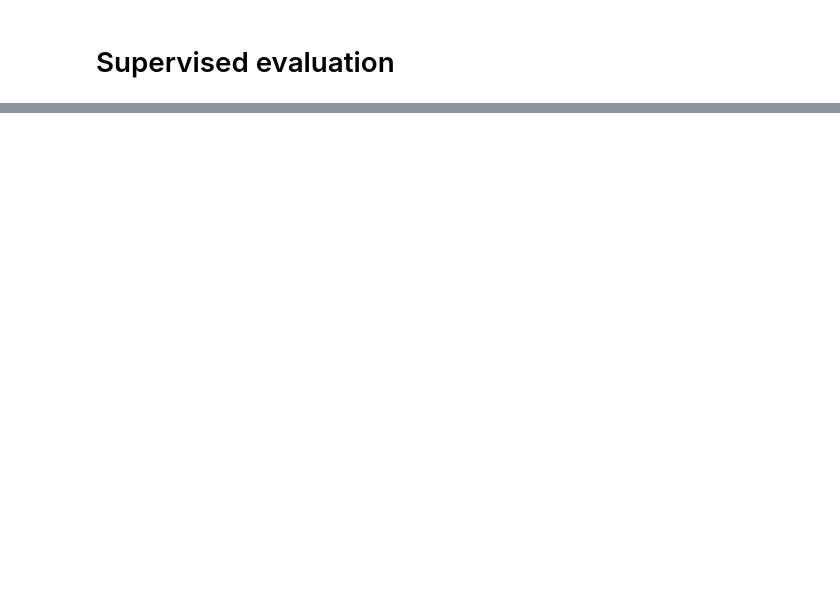
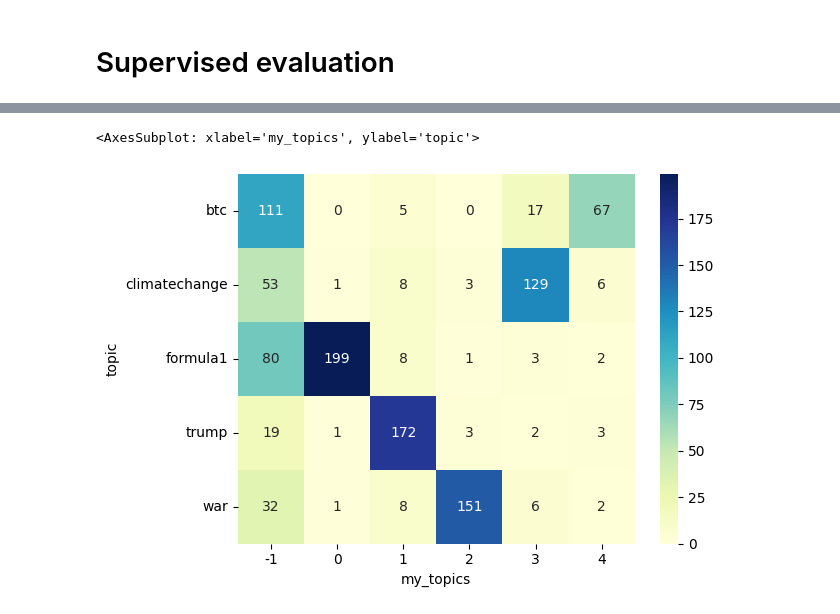
Before and after one commit to alessiogandelli/BERTopic_evaluation, a Jupyter notebook: src/notebooks/Supervised.ipynb, the cells around one changed output, grey strips where cells are left out. Cells and saved outputs as stored; diff of their text form; code cells hidden in the pictures; blank space fills up the shorter version.

```diff
--- a/src/notebooks/Supervised.ipynb
+++ b/src/notebooks/Supervised.ipynb
@@ -71,0 +218,5 @@ bert.visualize_documents()
+# %%
+bert_no_hash.visualize_heatmap()
+# %% [output]
+<AxesSubplot: xlabel='my_topics', ylabel='topic'>
+[figure, added]
```
Also changed, not shown: parts of 25 cells of this notebook, 3 other files.
